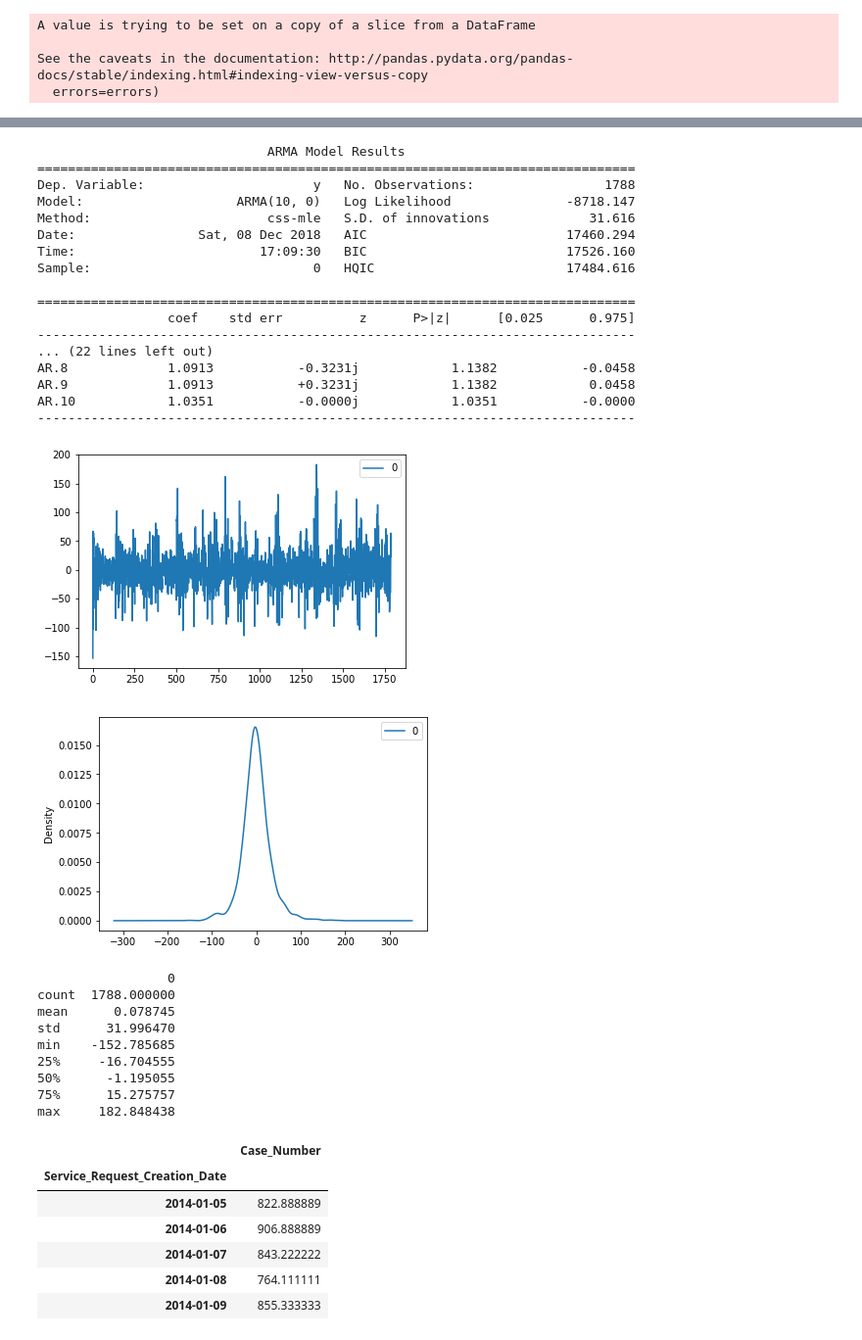
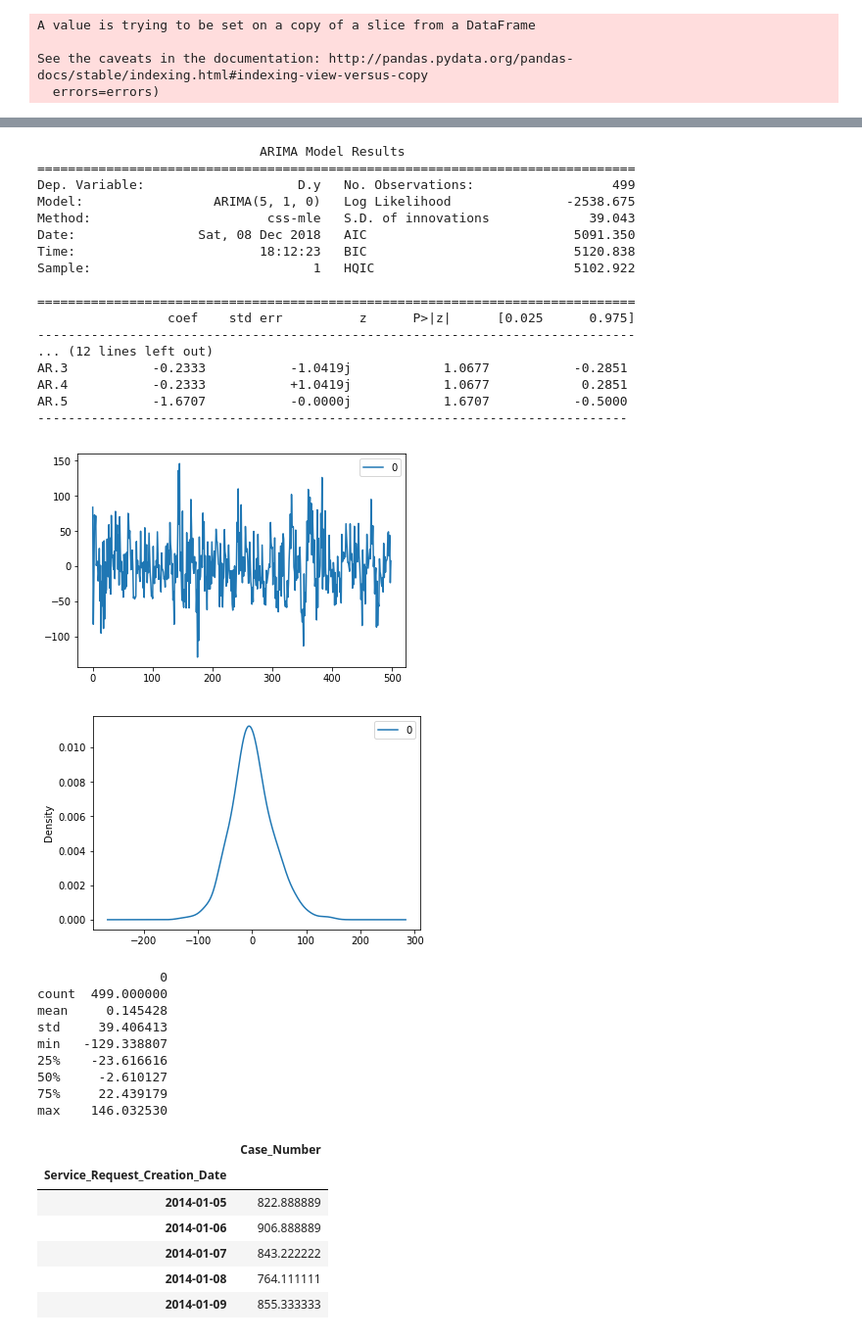
Before and after one commit to SohamMody/ADS_final, a Jupyter notebook: Cleaning_new.ipynb, the cells around one changed output, grey strips where cells are left out. Shown at 98% size. Cells and saved outputs as stored; diff of their text form; code cells hidden in the pictures.

```diff
--- a/Cleaning_new.ipynb
+++ b/Cleaning_new.ipynb
@@ -669,43 +682,46 @@ autocorrelation_plot(harvey_acr_freq)
+# %%
+train,test = harvey_acr_freq[harvey_acr_freq.index < datetime.date(2017,8,16)].Case_Number.values,\
+                            harvey_acr_freq.loc[datetime.date(2017,8,16):datetime.date(2018,3,1)].Case_Number.values
 # %%
-model = ARIMA(harvey_acr_freq.values, order=(10,0,0))
+model = ARIMA(train[:500], order=(5,1,0))
 model_fit = model.fit(disp=0)
 print(model_fit.summary())
 # plot residual errors
 residuals = pd.DataFrame(model_fit.resid)
 residuals.plot()
 pyplot.show()
 residuals.plot(kind='kde')
 pyplot.show()
 print(residuals.describe())
 # %% [output]
-                              ARMA Model Results
+                             ARIMA Model Results
 ==============================================================================
-Dep. Variable:                      y   No. Observations:                 1788
-Model:                    ARMA(10, 0)   Log Likelihood               -8718.147
-Method:                       css-mle   S.D. of innovations             31.616
-Date:                Sat, 08 Dec 2018   AIC                          17460.294
-Time:                        17:09:30   BIC                          17526.160
-Sample:                             0   HQIC                         17484.616
+Dep. Variable:                    D.y   No. Observations:                  499
+Model:                 ARIMA(5, 1, 0)   Log Likelihood               -2538.675
+Method:                       css-mle   S.D. of innovations             39.043
+Date:                Sat, 08 Dec 2018   AIC                           5091.350
+Time:                        18:12:23   BIC                           5120.838
+Sample:                             1   HQIC                          5102.922
 
 ==============================================================================
                  coef    std err          z      P>|z|      [0.025      0.975]
 ------------------------------------------------------------------------------
-... (22 lines left out)
-AR.8             1.0913           -0.3231j            1.1382           -0.0458
-AR.9             1.0913           +0.3231j            1.1382            0.0458
-AR.10            1.0351           -0.0000j            1.0351           -0.0000
-------------------------------------------------------------------------------
+... (12 lines left out)
+AR.3           -0.2333           -1.0419j            1.0677           -0.2851
+AR.4           -0.2333           +1.0419j            1.0677            0.2851
+AR.5           -1.6707           -0.0000j            1.6707           -0.5000
+-----------------------------------------------------------------------------
-[figure, old version]
+[figure, new version]
-[figure, old version]
+[figure, new version]
-                 0
-count  1788.000000
-mean      0.078745
-std      31.996470
-min    -152.785685
-25%     -16.704555
-50%      -1.195055
-75%      15.275757
-max     182.848438
+                0
+count  499.000000
+mean     0.145428
+std     39.406413
+min   -129.338807
+25%    -23.616616
+50%     -2.610127
+75%     22.439179
+max    146.032530
 # %%
 harvey_acr_freq.head()
 # %% [output]
```
Also changed, not shown: parts of 14 cells of this notebook.
